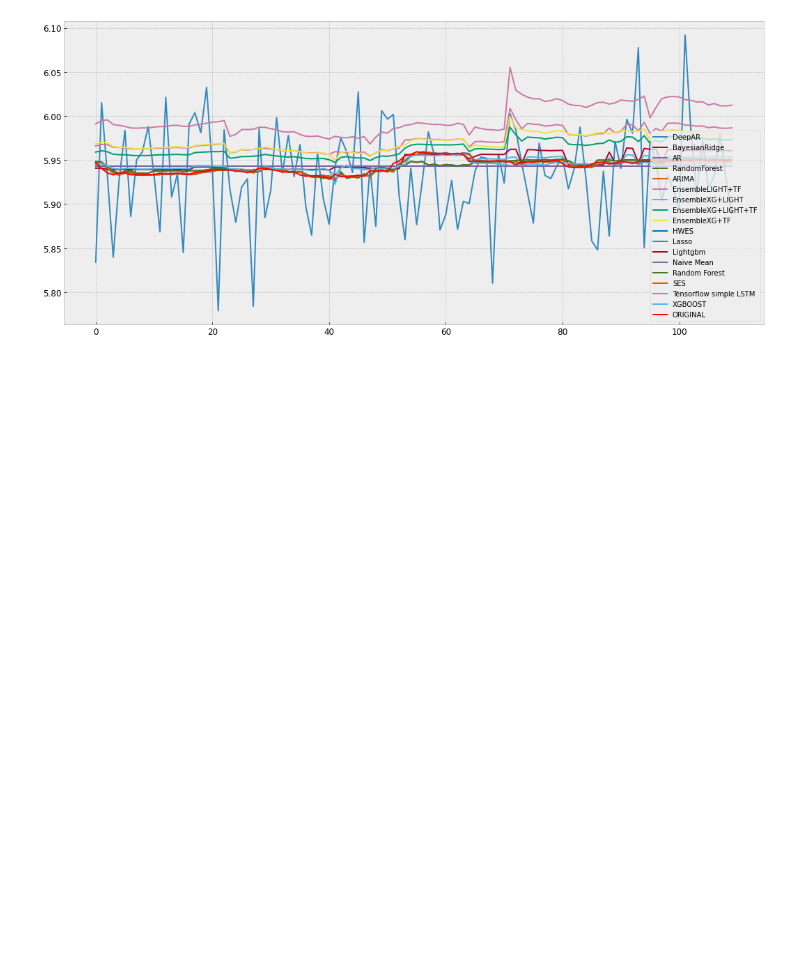
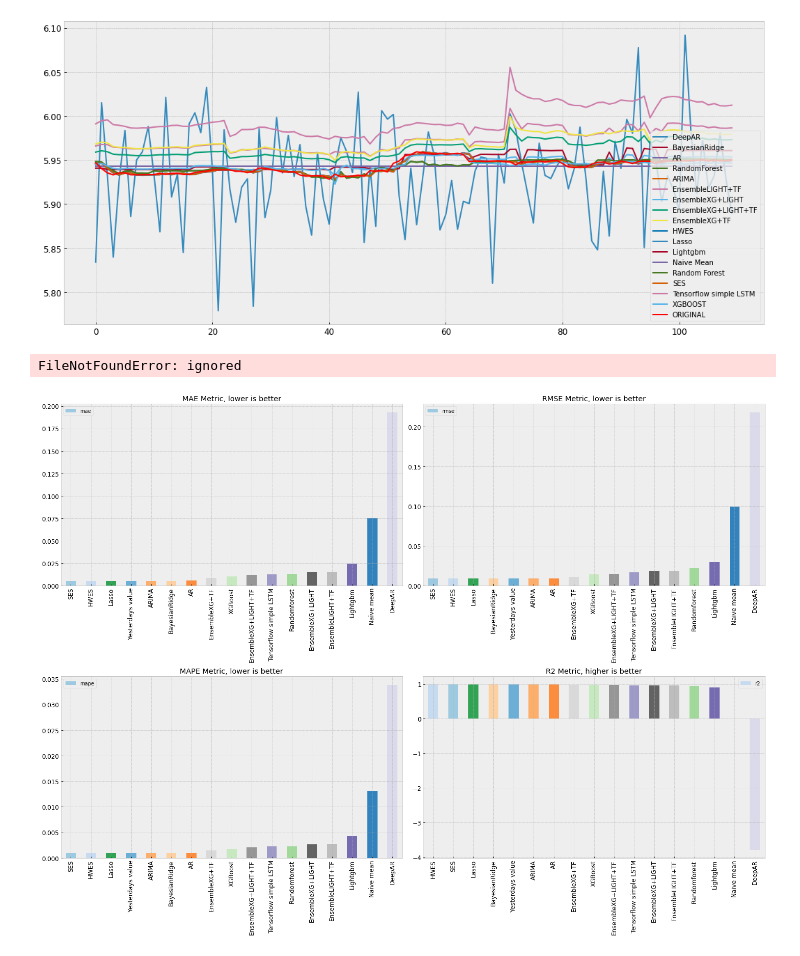
Before and after one commit to aburak256/Currency-with-Twitter, a Jupyter notebook: Results.ipynb, the cells around one changed output. Saved outputs shown, nothing was run; the diff lists cells and outputs as text; code cells hidden in the pictures; blank space fills up the shorter version.

```diff
--- a/Results.ipynb
+++ b/Results.ipynb
@@ -65,3 +65,8 @@ plt.legend()
 # %% [output]
 <matplotlib.legend.Legend at 0x...>
 [figure]
+# %%
+bar_metrics(resultsDict)
+# %% [output]
+FileNotFoundError: ignored
+[figure, added]
```
Also changed, not shown: parts of 1 cell of this notebook.
